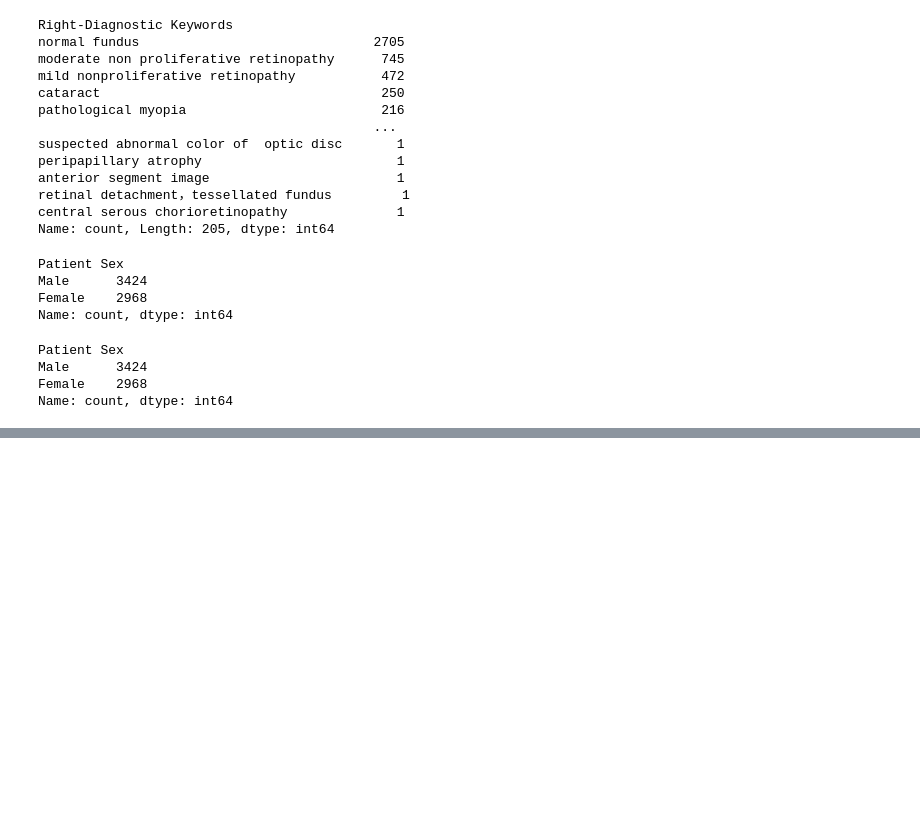
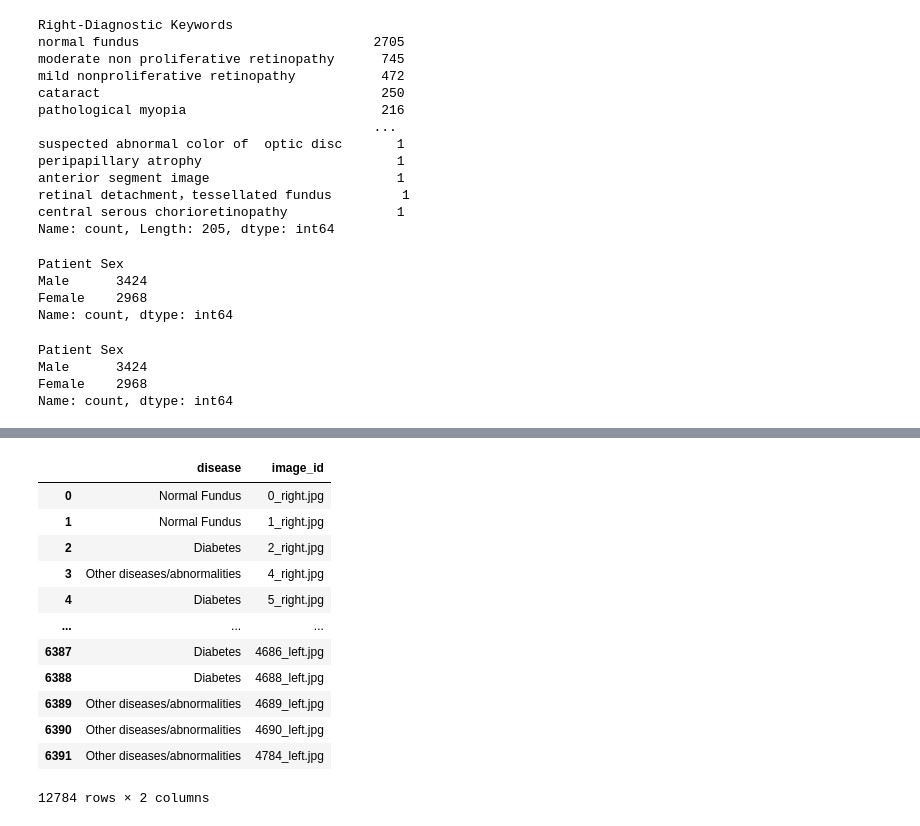
Before and after one commit to Arundhuti2000/ocular_eye_disease_detection, a Jupyter notebook: ocular_eye_detection.ipynb, the cells around one changed output, grey strips where cells are left out. Drawn from its saved outputs; the diff is of its cells as text; code cells hidden in the pictures; blank space fills up the shorter version.

```diff
--- a/ocular_eye_detection.ipynb
+++ b/ocular_eye_detection.ipynb
@@ -325,0 +410,43 @@ Name: count, dtype: int64
+# %%
+# # classification of the deiseses
+# the custom function for  matching
+def map_to_label_exact(keyword):
+    if keyword == 'normal fundus':
+        return 'Normal Fundus'
+    elif keyword == 'retinopathy':
+        return 'Diabetes'
+    elif keyword == 'severe nonproliferative retinopathy':
+        return 'Diabetes'
+    elif keyword == 'cataract':
+        return 'Cataract'
+    elif keyword == 'moderate non proliferative retinopathy':
+        return 'Diabetes'
+    elif keyword == 'pathological myopia':
+         return 'Pathological Myopia'
+    elif keyword == 'dry age-related macular degeneration':
+         return 'Age-related Macular Degeneration'
+    elif keyword == 'glaucoma':
+        return 'Glaucoma'
+    elif keyword == 'drusen':
+        return 'Drusen'
+    elif keyword == 'hypertensive retinopathy':
+         return 'Hypertension'
+    else:
+        return 'Other diseases/abnormalities'
+# %%
+# apply the costum function to the right the left diagnosis
+df['right_label_column'] = df['Right-Diagnostic Keywords'].apply(map_to_label_exact)
+df['left_label_column'] = df['Left-Diagnostic Keywords'].apply(map_to_label_exact)
+
+# making for them a dataframe
+df_right_img = df[['Right-Diagnostic Keywords', 'right_label_column']]
+df_left_img  = df[['Left-Diagnostic Keywords', 'left_label_column']]
+# %%
+df_right_img = pd.concat([df_right_img, df[['Right-Fundus']]], axis=1) # concat the df we made with the image id
+df_right_img.rename(columns={"right_label_column": "disease", "Right-Fundus": "image_id"}, inplace=True)
+df_right_img.drop("Right-Diagnostic Keywords", axis=1, inplace=True) # drop the name
+df_left_img = pd.concat([df_left_img, df[['Left-Fundus']]], axis=1) # make same thing with the left
+df_left_img.rename(columns={"left_label_column": "disease", "Left-Fundus": "image_id"}, inplace=True)
+df_labeled = pd.concat([df_right_img, df_left_img]) # but all in one data set
+df_labeled.drop("Left-Diagnostic Keywords", axis=1, inplace=True)
+df_labeled['disease'].value_counts()
@@ -325,0 +465,16 @@ Name: count, dtype: int64
+# %%
+df_labeled
+# %% [output]
+|  | disease | image_id |
+| 0 | Normal Fundus | 0_right.jpg |
+| 1 | Normal Fundus | 1_right.jpg |
+| 2 | Diabetes | 2_right.jpg |
+| 3 | Other diseases/abnormalities | 4_right.jpg |
+| 4 | Diabetes | 5_right.jpg |
+| ... | ... | ... |
+| 6387 | Diabetes | 4686_left.jpg |
+| 6388 | Diabetes | 4688_left.jpg |
+| 6389 | Other diseases/abnormalities | 4689_left.jpg |
+| 6390 | Other diseases/abnormalities | 4690_left.jpg |
+| 6391 | Other diseases/abnormalities | 4784_left.jpg |
+12784 rows × 2 columns
```
Also changed, not shown: parts of 7 cells of this notebook, 1 other file.
